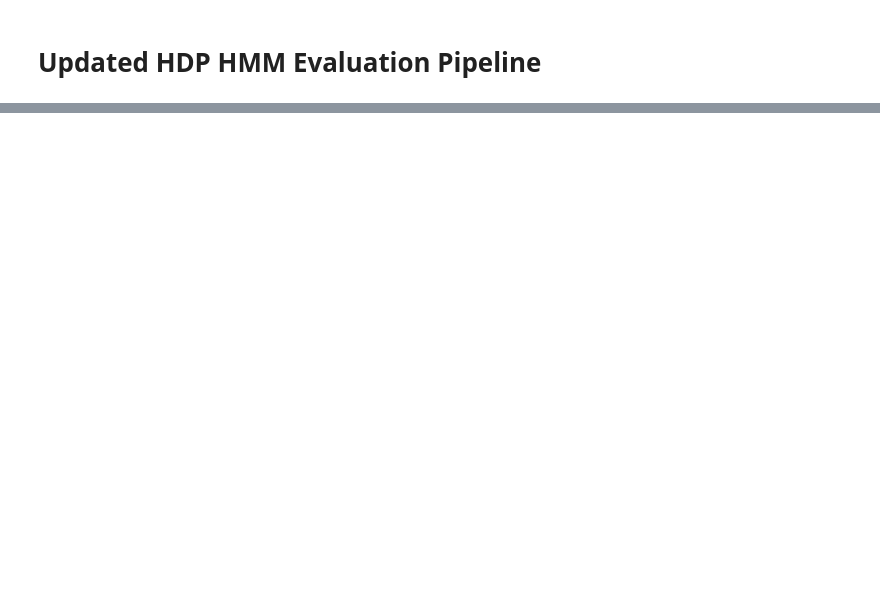
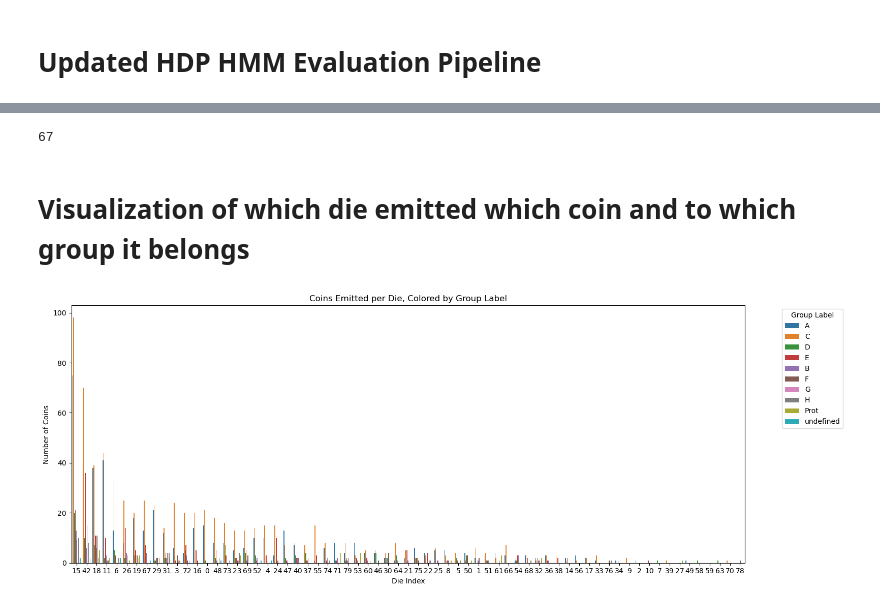
Before and after one commit to alexander-schl/data_challenges, a Jupyter notebook: hdp_hsmm.ipynb, the cells around one changed output, grey strips where cells are left out. Drawn from its saved outputs; the diff is of its cells as text; code cells hidden in the pictures; blank space fills up the shorter version.

```diff
--- a/hdp_hsmm.ipynb
+++ b/hdp_hsmm.ipynb
@@ -714,0 +407,35 @@ elbos
+# %%
+len(die_counts)
+# %% [output]
+67
+# %% [markdown]
+# Visualization of which die emitted which coin and to which group it belongs
+# %%
+import pandas as pd
+import matplotlib.pyplot as plt
+import seaborn as sns
+
+# Load assignments
+df = pd.read_csv("coin_die_assignments.csv")
+
+# Count number of coins emitted per die per group
+counts = df.groupby(["die_index", "group"]).size().reset_index(name="count")
+
+# Sort dies by total coins emitted (optional for cleaner plotting)
+total_per_die = counts.groupby("die_index")["count"].sum().sort_values(ascending=False)
+ordered_dies = total_per_die.index.tolist()
+counts["die_index"] = pd.Categorical(counts["die_index"], categories=ordered_dies, ordered=True)
+
+# Plot
+plt.figure(figsize=(16, 6))
+sns.barplot(data=counts, x="die_index", y="count", hue="group", dodge=True)
+
+plt.title("Coins Emitted per Die, Colored by Group Label")
+plt.xlabel("Die Index")
+plt.ylabel("Number of Coins")
+#plt.yscale(value="log")
+plt.legend(title="Group Label", bbox_to_anchor=(1.05, 1), loc='upper left')
+plt.tight_layout()
+plt.show()
+# %% [output]
+[figure, added]
```
Also changed, not shown: parts of 19 cells of this notebook, 2 other files.
